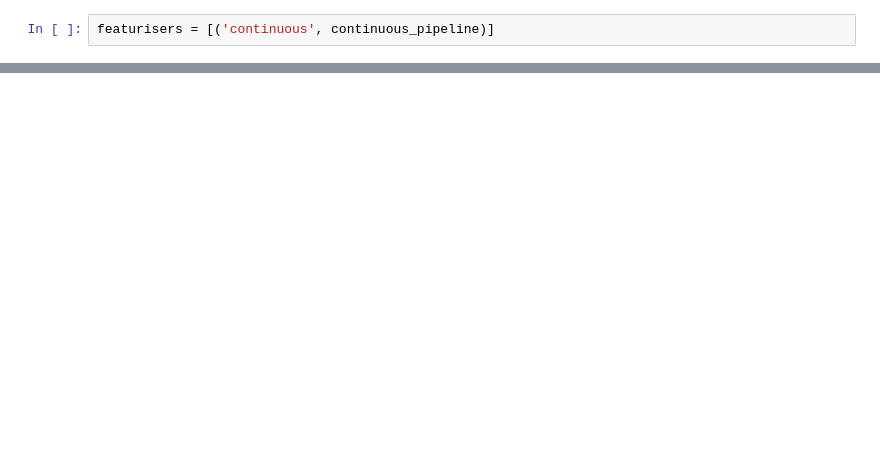
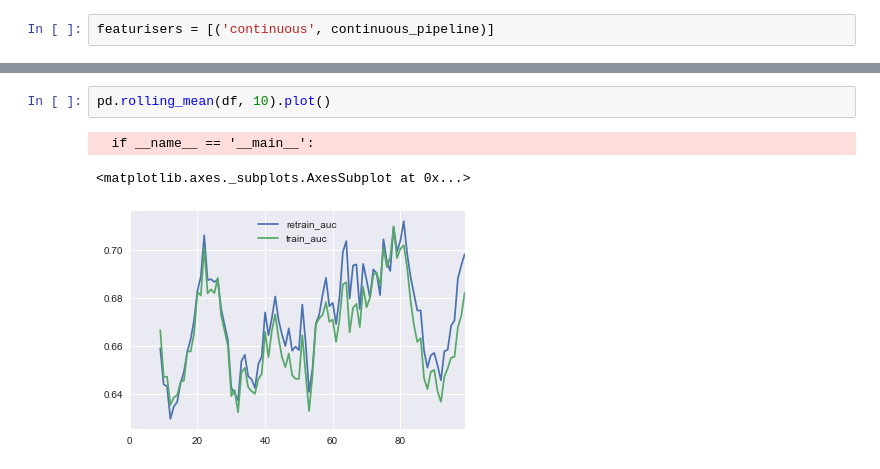
Before and after one commit to Azure/fast_retraining, a Jupyter notebook: experiments/Models.ipynb, the cells around one changed output, grey strips where cells are left out. Cells and saved outputs as stored; diff of their text form; blank space fills up the shorter version.

```diff
--- a/experiments/Models.ipynb
+++ b/experiments/Models.ipynb
@@ -121,0 +300,6 @@ array([ 0.67125979,  0.68006145,  0.67293426])
+# %%
+pd.rolling_mean(df, 10).plot()
+# %% [output]
+  if __name__ == '__main__':
+<matplotlib.axes._subplots.AxesSubplot at 0x...>
+[figure, added]
```
Also changed, not shown: parts of 35 cells of this notebook, 1 other file.
